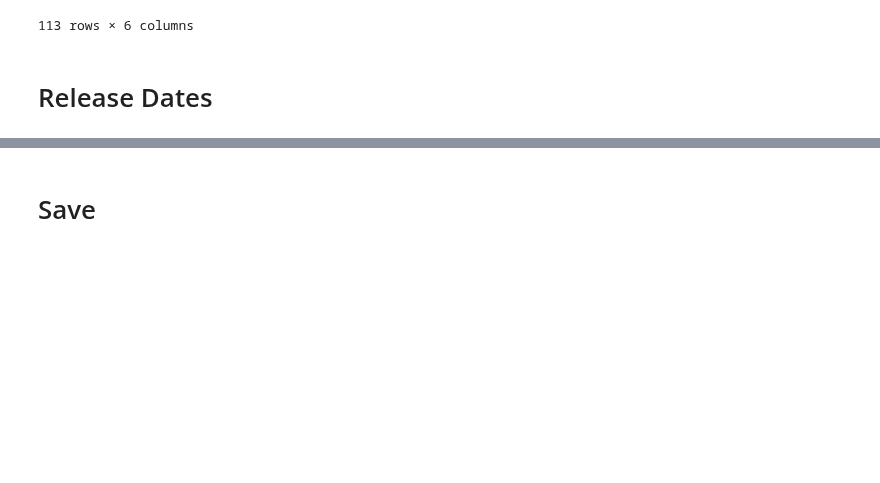
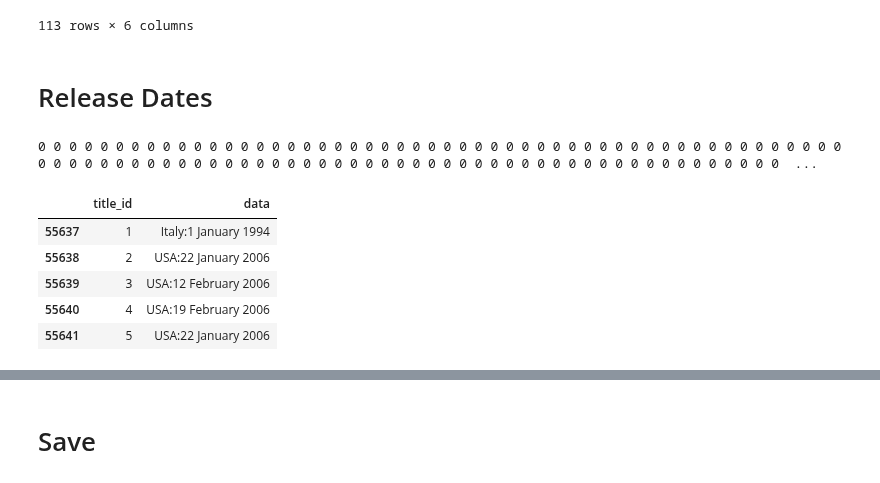
Before and after one commit to brandon-rhodes/pycon-pandas-tutorial, a Jupyter notebook: build/Reduce.ipynb, the cells around one changed output, grey strips where cells are left out. Saved outputs shown, nothing was run; the diff lists cells and outputs as text; code cells hidden in the pictures; blank space fills up the shorter version.

```diff
--- a/build/Reduce.ipynb
+++ b/build/Reduce.ipynb
@@ -273,4 +273,34 @@ cast[cast.title == 'Star Wars'].sort('n')
 113 rows × 6 columns
 # %% [markdown]
 # Release Dates
+# %%
+def filter_csv(chunk):
+    r = chunk
+    r = r[r.code == 16]
+    #print(r.head())
+    r = r[r.note.isnull()]
+    r = r[['title_id', 'data']]
+    print(len(r), end=' '),
+    return r
+
+iter_csv = pd.read_csv(
+    'movie_info.csv',
+    usecols=[1,2,3,4],
+    names=['title_id', 'code', 'data', 'note'],
+    dtype={'note': 'str'},
+    iterator=True,
+    chunksize=100000,
+    )
+release_dates_raw = pd.concat([filter_csv(chunk) for chunk in iter_csv])
+print()
+
+release_dates_raw.head()
+# %% [output]
+0 0 0 0 0 0 0 0 0 0 0 0 0 0 0 0 0 0 0 0 0 0 0 0 0 0 0 0 0 0 0 0 0 0 0 0 0 0 0 0 0 0 0 0 0 0 0 0 0 0 0 0 0 0 0 0 0 0 0 0 0 0 0 0 0 0 0 0 0 0 0 0 0 0 0 0 0 0 0 0 0 0 0 0 0 0 0 0 0 0 0 0 0 0 0 0 0 0 0 0  ...
+|  | title_id | data |
+| 55637 | 1 | Italy:1 January 1994 |
+| 55638 | 2 | USA:22 January 2006 |
+| 55639 | 3 | USA:12 February 2006 |
+| 55640 | 4 | USA:19 February 2006 |
+| 55641 | 5 | USA:22 January 2006 |
 # %%
```
Also changed, not shown: parts of 4 cells of this notebook.
